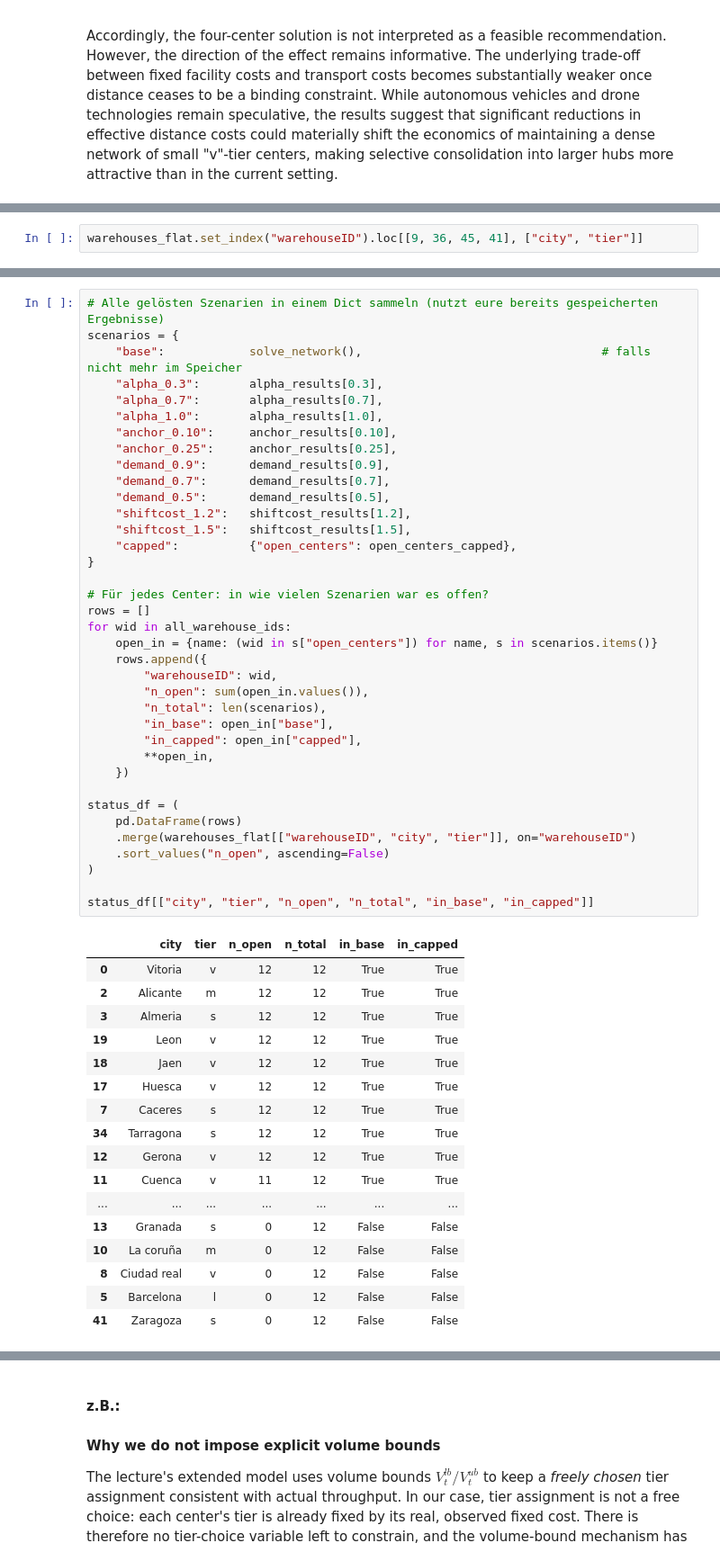
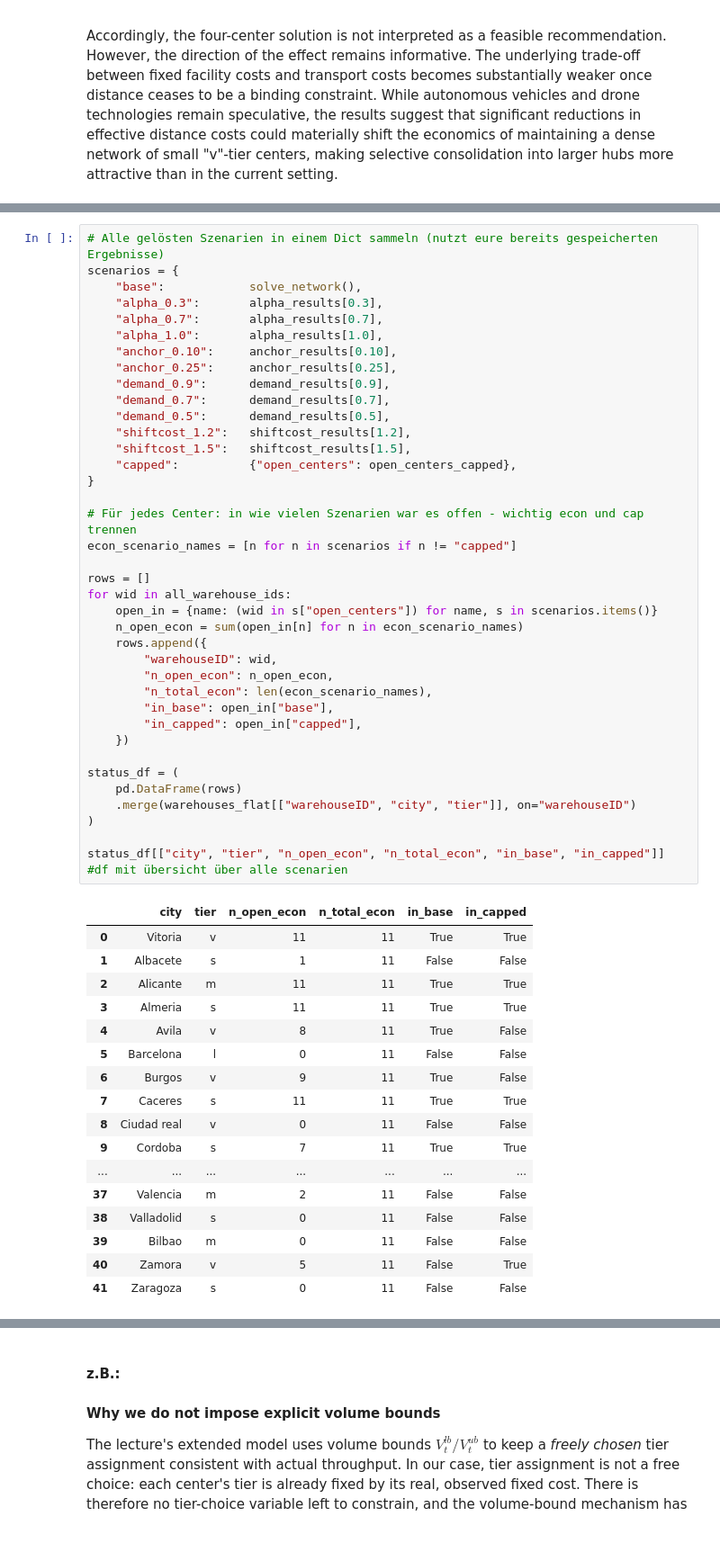
Before and after one commit to TimonLudwig1/case_study_3_d3, a Jupyter notebook: case_study.ipynb, the cells around one changed output, grey strips where cells are left out. Shown at 90% size. Cells and saved outputs as stored; diff of their text form.

```diff
--- a/case_study.ipynb
+++ b/case_study.ipynb
@@ -1874,5 +1870,3 @@ warehouses_flat.set_index("warehouseID").loc[open_centers_capped, ["city", "tier
 | 16 | Cuenca | v | 57164 |
 | 44 | Teruel | v | 38318 |
 | 4 | Almeria | s | 36836 |
-# %%
-warehouses_flat.set_index("warehouseID").loc[[9, 36, 45, 41], ["city", "tier"]]
@@ -1940,56 +1932,57 @@ classify each center:
 # %%
 # Alle gelösten Szenarien in einem Dict sammeln (nutzt eure bereits gespeicherten Ergebnisse)
 scenarios = {
-    "base":            solve_network(),                                  # falls nicht mehr im Speicher
+    "base":            solve_network(),
     "alpha_0.3":       alpha_results[0.3],
     "alpha_0.7":       alpha_results[0.7],
     "alpha_1.0":       alpha_results[1.0],
     "anchor_0.10":     anchor_results[0.10],
     "anchor_0.25":     anchor_results[0.25],
     "demand_0.9":      demand_results[0.9],
     "demand_0.7":      demand_results[0.7],
     "demand_0.5":      demand_results[0.5],
     "shiftcost_1.2":   shiftcost_results[1.2],
     "shiftcost_1.5":   shiftcost_results[1.5],
     "capped":          {"open_centers": open_centers_capped},
 }
 
-# Für jedes Center: in wie vielen Szenarien war es offen?
+# Für jedes Center: in wie vielen Szenarien war es offen - wichtig econ und cap trennen
+econ_scenario_names = [n for n in scenarios if n != "capped"]
+
 rows = []
 for wid in all_warehouse_ids:
     open_in = {name: (wid in s["open_centers"]) for name, s in scenarios.items()}
+    n_open_econ = sum(open_in[n] for n in econ_scenario_names)
     rows.append({
         "warehouseID": wid,
-        "n_open": sum(open_in.values()),
-        "n_total": len(scenarios),
+        "n_open_econ": n_open_econ,
+        "n_total_econ": len(econ_scenario_names),
         "in_base": open_in["base"],
         "in_capped": open_in["capped"],
-        **open_in,
     })
 
 status_df = (
     pd.DataFrame(rows)
     .merge(warehouses_flat[["warehouseID", "city", "tier"]], on="warehouseID")
-    .sort_values("n_open", ascending=False)
 )
 
-status_df[["city", "tier", "n_open", "n_total", "in_base", "in_capped"]]
+status_df[["city", "tier", "n_open_econ", "n_total_econ", "in_base", "in_capped"]] #df mit übersicht über alle scenarien
 # %% [output]
-|  | city | tier | n_open | n_total | in_base | in_capped |
-| 0 | Vitoria | v | 12 | 12 | True | True |
-| 2 | Alicante | m | 12 | 12 | True | True |
-| 3 | Almeria | s | 12 | 12 | True | True |
-| 19 | Leon | v | 12 | 12 | True | True |
-| 18 | Jaen | v | 12 | 12 | True | True |
-| 17 | Huesca | v | 12 | 12 | True | True |
-| 7 | Caceres | s | 12 | 12 | True | True |
-| 34 | Tarragona | s | 12 | 12 | True | True |
-| 12 | Gerona | v | 12 | 12 | True | True |
-| 11 | Cuenca | v | 11 | 12 | True | True |
+|  | city | tier | n_open_econ | n_total_econ | in_base | in_capped |
+| 0 | Vitoria | v | 11 | 11 | True | True |
+| 1 | Albacete | s | 1 | 11 | False | False |
+| 2 | Alicante | m | 11 | 11 | True | True |
+| 3 | Almeria | s | 11 | 11 | True | True |
+| 4 | Avila | v | 8 | 11 | True | False |
+| 5 | Barcelona | l | 0 | 11 | False | False |
+| 6 | Burgos | v | 9 | 11 | True | False |
+| 7 | Caceres | s | 11 | 11 | True | True |
+| 8 | Ciudad real | v | 0 | 11 | False | False |
+| 9 | Cordoba | s | 7 | 11 | True | True |
 | ... | ... | ... | ... | ... | ... | ... |
-| 13 | Granada | s | 0 | 12 | False | False |
-| 10 | La coruña | m | 0 | 12 | False | False |
-| 8 | Ciudad real | v | 0 | 12 | False | False |
-| 5 | Barcelona | l | 0 | 12 | False | False |
-| 41 | Zaragoza | s | 0 | 12 | False | False |
+| 37 | Valencia | m | 2 | 11 | False | False |
+| 38 | Valladolid | s | 0 | 11 | False | False |
+| 39 | Bilbao | m | 0 | 11 | False | False |
+| 40 | Zamora | v | 5 | 11 | False | True |
+| 41 | Zaragoza | s | 0 | 11 | False | False |
 # %%
```
Also changed, not shown: parts of 15 cells of this notebook, 1 other file.
